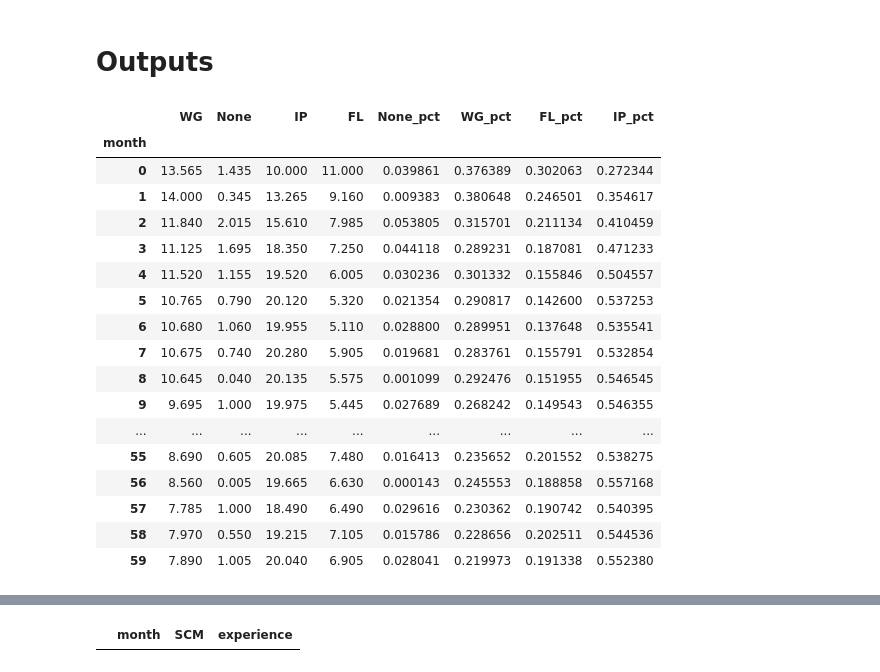
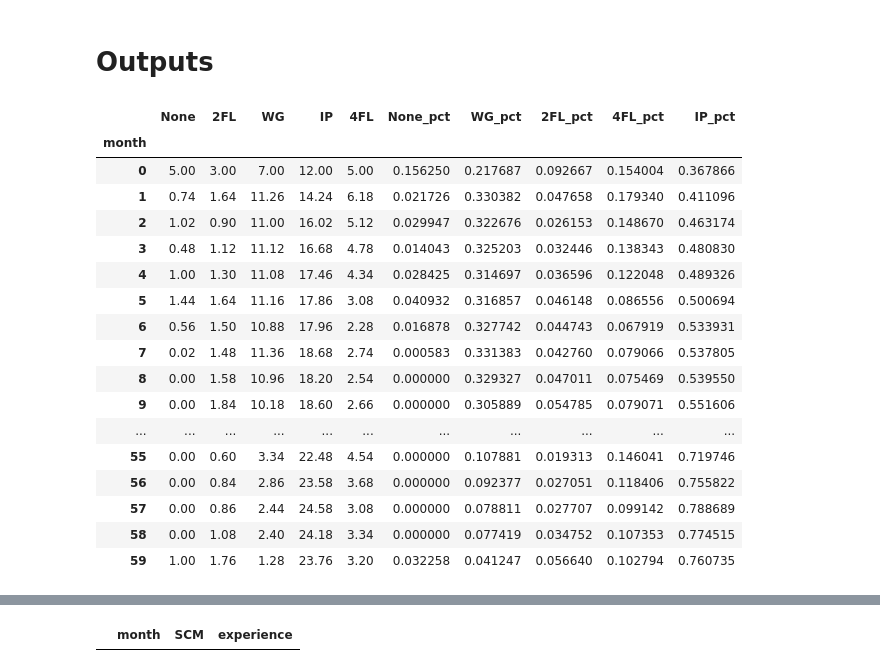
Before and after one commit to ialara/actf, a Jupyter notebook: f22_baseline.ipynb, the cells around one changed output, grey strips where cells are left out. Drawn from its saved outputs; the diff is of its cells as text; code cells hidden in the pictures.

```diff
--- a/f22_baseline.ipynb
+++ b/f22_baseline.ipynb
@@ -583,7 +654,9 @@ class Syllabus:
 # Sim Setup
 # %%
 sim = Simulation()
-sim.setup(initial_size=36)
+sim.setup(starting_sq=f22_sq)
 
-num_runs = 200
+sim.sq.print_()
+
+num_runs = 50
 months_per_run = 60
@@ -592,8 +683,8 @@ months_per_run = 60
 # %%
 #NUM_YEARS = 5
 # Start rig
-ftu_arrivals = [0, 0, 2, 0, 1, 0, 1, 0, 0, 1, 0, 1] #*NUM_YEARS
-nth_arrivals = [0, 2, 0, 2, 0, 0, 0, 2, 0, 0, 2, 0] #*NUM_YEARS
+ftu_arrivals = [0, 0, 1, 0, 1, 1, 0, 0, 0, 0, 0, 1] #*NUM_YEARS
+nth_arrivals = [0, 2, 0, 1, 0, 0, 0, 1, 0, 0, 2, 0] #*NUM_YEARS
 
 # turn pattern
 tails_go_1 = 10
@@ -632,31 +725,31 @@ many = sim.many_runs(ftu_arrival_calendar=ftu_arrivals, nth_arrival_calendar=nth
 # %%
 df = pd.DataFrame([run['monthly']['NUM_BY_QUAL'] for run in many]).melt(var_name='month', value_name='quals')
 df = pd.concat([df, df.quals.apply(pd.Series)], axis=1).rename(columns = {'' : 'None'}).drop('quals', axis=1).fillna(0)
 quals_df = df.groupby('month').mean()
 
-for qual in ['None', 'WG', 'FL', 'IP']:
+for qual in ['None', 'WG', '2FL', '4FL', 'IP']:
     quals_df[f'{qual}_pct'] = quals_df[qual] / quals_df.sum(axis=1)
 
 quals_df
 # %% [output]
-|  | WG | None | IP | FL | None_pct | WG_pct | FL_pct | IP_pct |
-| month |  |  |  |  |  |  |  |  |
-| 0 | 13.565 | 1.435 | 10.000 | 11.000 | 0.039861 | 0.376389 | 0.302063 | 0.272344 |
-| 1 | 14.000 | 0.345 | 13.265 | 9.160 | 0.009383 | 0.380648 | 0.246501 | 0.354617 |
-| 2 | 11.840 | 2.015 | 15.610 | 7.985 | 0.053805 | 0.315701 | 0.211134 | 0.410459 |
-| 3 | 11.125 | 1.695 | 18.350 | 7.250 | 0.044118 | 0.289231 | 0.187081 | 0.471233 |
-| 4 | 11.520 | 1.155 | 19.520 | 6.005 | 0.030236 | 0.301332 | 0.155846 | 0.504557 |
-| 5 | 10.765 | 0.790 | 20.120 | 5.320 | 0.021354 | 0.290817 | 0.142600 | 0.537253 |
-| 6 | 10.680 | 1.060 | 19.955 | 5.110 | 0.028800 | 0.289951 | 0.137648 | 0.535541 |
-| 7 | 10.675 | 0.740 | 20.280 | 5.905 | 0.019681 | 0.283761 | 0.155791 | 0.532854 |
-| 8 | 10.645 | 0.040 | 20.135 | 5.575 | 0.001099 | 0.292476 | 0.151955 | 0.546545 |
-| 9 | 9.695 | 1.000 | 19.975 | 5.445 | 0.027689 | 0.268242 | 0.149543 | 0.546355 |
-| ... | ... | ... | ... | ... | ... | ... | ... | ... |
-| 55 | 8.690 | 0.605 | 20.085 | 7.480 | 0.016413 | 0.235652 | 0.201552 | 0.538275 |
-| 56 | 8.560 | 0.005 | 19.665 | 6.630 | 0.000143 | 0.245553 | 0.188858 | 0.557168 |
-| 57 | 7.785 | 1.000 | 18.490 | 6.490 | 0.029616 | 0.230362 | 0.190742 | 0.540395 |
-| 58 | 7.970 | 0.550 | 19.215 | 7.105 | 0.015786 | 0.228656 | 0.202511 | 0.544536 |
-| 59 | 7.890 | 1.005 | 20.040 | 6.905 | 0.028041 | 0.219973 | 0.191338 | 0.552380 |
+|  | None | 2FL | WG | IP | 4FL | None_pct | WG_pct | 2FL_pct | 4FL_pct | IP_pct |
+| month |  |  |  |  |  |  |  |  |  |  |
+| 0 | 5.00 | 3.00 | 7.00 | 12.00 | 5.00 | 0.156250 | 0.217687 | 0.092667 | 0.154004 | 0.367866 |
+| 1 | 0.74 | 1.64 | 11.26 | 14.24 | 6.18 | 0.021726 | 0.330382 | 0.047658 | 0.179340 | 0.411096 |
+| 2 | 1.02 | 0.90 | 11.00 | 16.02 | 5.12 | 0.029947 | 0.322676 | 0.026153 | 0.148670 | 0.463174 |
+| 3 | 0.48 | 1.12 | 11.12 | 16.68 | 4.78 | 0.014043 | 0.325203 | 0.032446 | 0.138343 | 0.480830 |
+| 4 | 1.00 | 1.30 | 11.08 | 17.46 | 4.34 | 0.028425 | 0.314697 | 0.036596 | 0.122048 | 0.489326 |
+| 5 | 1.44 | 1.64 | 11.16 | 17.86 | 3.08 | 0.040932 | 0.316857 | 0.046148 | 0.086556 | 0.500694 |
+| 6 | 0.56 | 1.50 | 10.88 | 17.96 | 2.28 | 0.016878 | 0.327742 | 0.044743 | 0.067919 | 0.533931 |
+| 7 | 0.02 | 1.48 | 11.36 | 18.68 | 2.74 | 0.000583 | 0.331383 | 0.042760 | 0.079066 | 0.537805 |
+| 8 | 0.00 | 1.58 | 10.96 | 18.20 | 2.54 | 0.000000 | 0.329327 | 0.047011 | 0.075469 | 0.539550 |
+| 9 | 0.00 | 1.84 | 10.18 | 18.60 | 2.66 | 0.000000 | 0.305889 | 0.054785 | 0.079071 | 0.551606 |
+| ... | ... | ... | ... | ... | ... | ... | ... | ... | ... | ... |
+| 55 | 0.00 | 0.60 | 3.34 | 22.48 | 4.54 | 0.000000 | 0.107881 | 0.019313 | 0.146041 | 0.719746 |
+| 56 | 0.00 | 0.84 | 2.86 | 23.58 | 3.68 | 0.000000 | 0.092377 | 0.027051 | 0.118406 | 0.755822 |
+| 57 | 0.00 | 0.86 | 2.44 | 24.58 | 3.08 | 0.000000 | 0.078811 | 0.027707 | 0.099142 | 0.788689 |
+| 58 | 0.00 | 1.08 | 2.40 | 24.18 | 3.34 | 0.000000 | 0.077419 | 0.034752 | 0.107353 | 0.774515 |
+| 59 | 1.00 | 1.76 | 1.28 | 23.76 | 3.20 | 0.032258 | 0.041247 | 0.056640 | 0.102794 | 0.760735 |
 # %%
 df = pd.DataFrame([run['monthly']['NUM_BY_EXP'] for run in many]).melt(var_name='month', value_name='exp_numbers')
 df = pd.concat([df, df.exp_numbers.apply(pd.Series)], axis=1).rename(columns = {False: 'INX', True: 'EXP'}).drop('exp_numbers', axis=1)
```
Also changed, not shown: parts of 14 cells of this notebook.
